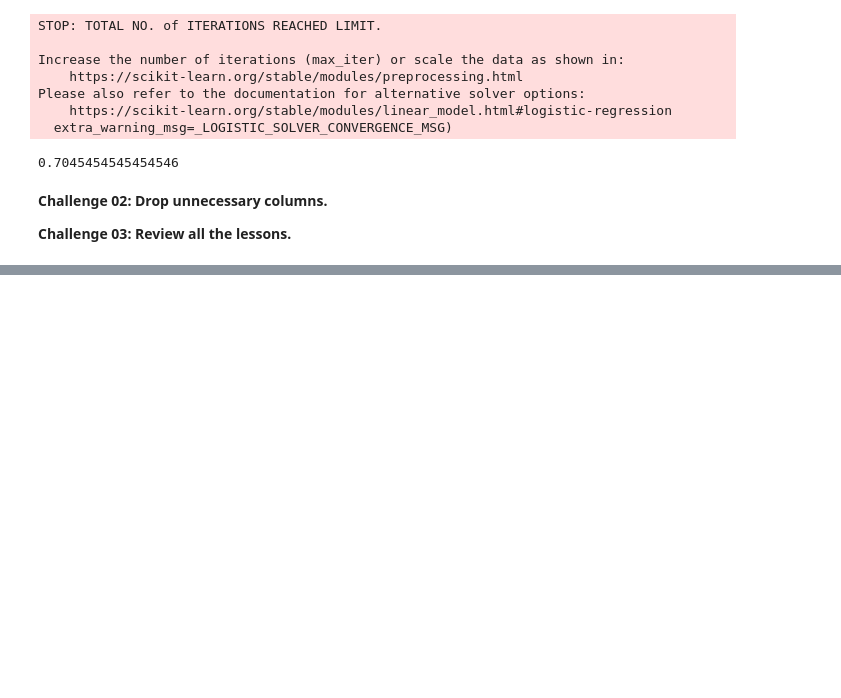
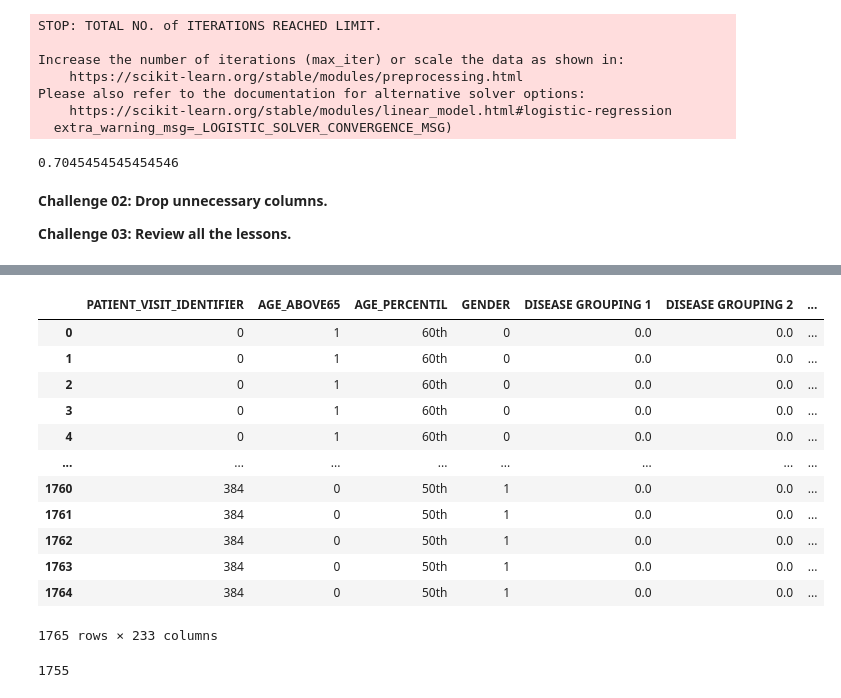
Before and after one commit to gabrielatrindade/alura-bootcamp, a Jupyter notebook: module5/kaggle_sirio_libanes.ipynb, the cells around one changed output, grey strips where cells are left out. Saved outputs shown, nothing was run; the diff lists cells and outputs as text; code cells hidden in the pictures; blank space fills up the shorter version.

```diff
--- a/module5/kaggle_sirio_libanes.ipynb
+++ b/module5/kaggle_sirio_libanes.ipynb
@@ -623,0 +647,12 @@ Please also refer to the documentation for alternative solver options:
+# %%
+UCI_window_2_4_patients = (patients_ffilled_continuous_vars
+                               .query("WINDOW == '0-2' & ICU == 1")
+                               ['PATIENT_VISIT_IDENTIFIER']
+                               .values)
+
+cleaned_df_patients_2 = \
+    patients_ffilled_continuous_vars \
+        .query('PATIENT_VISIT_IDENTIFIER not in @UCI_window_2_4_patients') \
+        .reset_index(drop=True)
+
+cleaned_df_patients_2.head()
@@ -623,0 +667,14 @@ Please also refer to the documentation for alternative solver options:
+# %%
+def window_prepare_2(rows):
+    # check if that patient went to UCI, if yes
+    if(np.any(rows['ICU'])):
+        # attribute 1 for ICU in the row which the window is 0-2
+        rows.loc[rows.WINDOW == '0-2', 'ICU'] = 1
+
+    return rows
+
+
+patients_window_prepared_2 = cleaned_df_patients_2 \
+                                 .groupby('PATIENT_VISIT_IDENTIFIER') \
+                                 .apply(window_prepare_2) \
+                                 .reset_index(drop=True)
@@ -623,0 +691,39 @@ Please also refer to the documentation for alternative solver options:
+# %%
+def bfill_df_continuous_vars(df: pd.DataFrame):
+
+    continuous_features_cols = df.iloc[:, 13:-2].columns
+
+    bfilled_continuous_features = (df.groupby('PATIENT_VISIT_IDENTIFIER')
+                                   [continuous_features_cols]
+                                   .fillna(method='bfill')
+                                   .reset_index())
+
+    categorical_features = df.iloc[:, :13]
+
+    output = df.iloc[:, -2:]
+
+    return pd.concat([categorical_features, bfilled_continuous_features, output], axis=1)
+# %%
+patients_bffilled_continuous_vars = bfill_df_continuous_vars(patients_window_prepared_2)
+
+patients_bffilled_continuous_vars
+# %% [output]
+|  | PATIENT_VISIT_IDENTIFIER | AGE_ABOVE65 | AGE_PERCENTIL | GENDER | DISEASE GROUPING 1 | DISEASE GROUPING 2 | ... |
+| 0 | 0 | 1 | 60th | 0 | 0.0 | 0.0 | ... |
+| 1 | 0 | 1 | 60th | 0 | 0.0 | 0.0 | ... |
+| 2 | 0 | 1 | 60th | 0 | 0.0 | 0.0 | ... |
+| 3 | 0 | 1 | 60th | 0 | 0.0 | 0.0 | ... |
+| 4 | 0 | 1 | 60th | 0 | 0.0 | 0.0 | ... |
+| ... | ... | ... | ... | ... | ... | ... | ... |
+| 1760 | 384 | 0 | 50th | 1 | 0.0 | 0.0 | ... |
+| 1761 | 384 | 0 | 50th | 1 | 0.0 | 0.0 | ... |
+| 1762 | 384 | 0 | 50th | 1 | 0.0 | 0.0 | ... |
+| 1763 | 384 | 0 | 50th | 1 | 0.0 | 0.0 | ... |
+| 1764 | 384 | 0 | 50th | 1 | 0.0 | 0.0 | ... |
+1765 rows × 233 columns
+# %%
+cleaned_df_patients_2 = patients_bffilled_continuous_vars.dropna()
+
+len(cleaned_df_patients_2)
+# %% [output]
+1755
```
Also changed, not shown: parts of 25 cells of this notebook.
